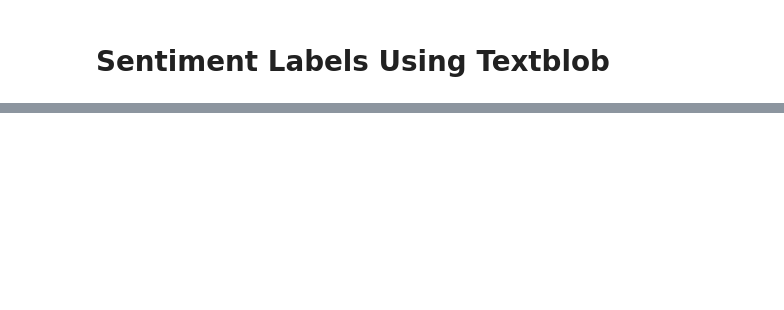
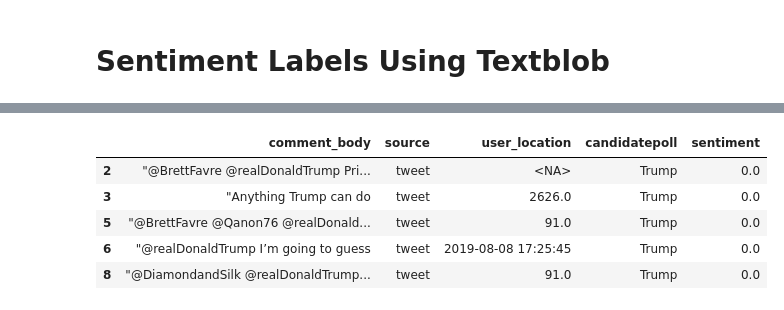
Before and after one commit to cfitzpatrick89/ADS508_GroupProject, a Jupyter notebook: EDA.ipynb, the cells around one changed output, grey strips where cells are left out. Cells and saved outputs as stored; diff of their text form; code cells hidden in the pictures; blank space fills up the shorter version.

```diff
--- a/EDA.ipynb
+++ b/EDA.ipynb
@@ -566,0 +636,9 @@ plt.show()
+# %%
+df_parquet_results_trump[df_parquet_results_trump['sentiment'] == 0].head(5)
+# %% [output]
+|  | comment_body | source | user_location | candidatepoll | sentiment |
+| 2 | "@BrettFavre @realDonaldTrump Pri... | tweet | <NA> | Trump | 0.0 |
+| 3 | "Anything Trump can do | tweet | 2626.0 | Trump | 0.0 |
+| 5 | "@BrettFavre @Qanon76 @realDonald... | tweet | 91.0 | Trump | 0.0 |
+| 6 | "@realDonaldTrump I’m going to guess | tweet | 2019-08-08 17:25:45 | Trump | 0.0 |
+| 8 | "@DiamondandSilk @realDonaldTrump... | tweet | 91.0 | Trump | 0.0 |
```
Also changed, not shown: parts of 14 cells of this notebook, 2 other files.
